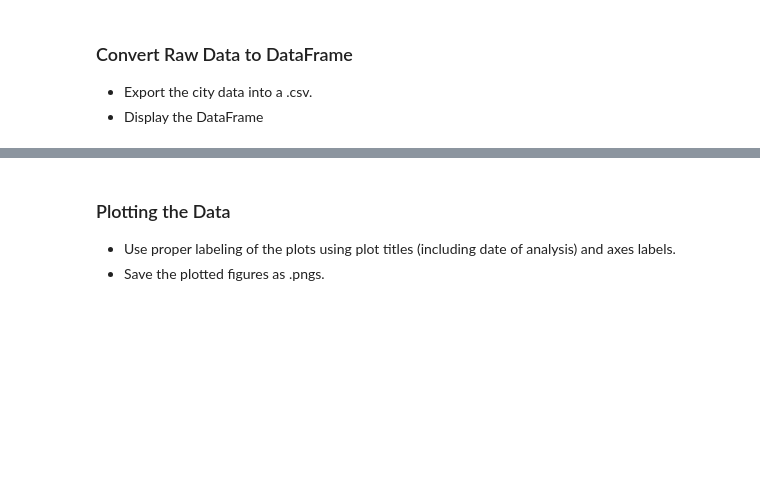
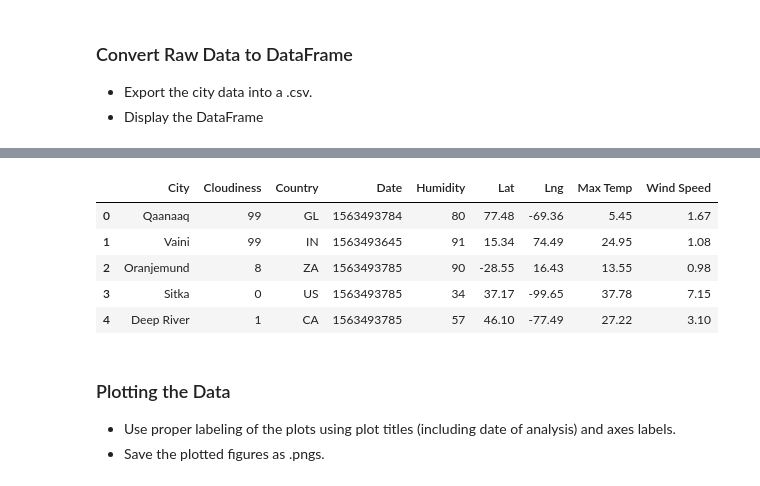
Before and after one commit to vabigdatamover/Barhorst_DataBootCamp_HW, a Jupyter notebook: Barhorst-Homework/Unit_6_API_Homework/WeatherPy_v1.ipynb, the cells around one changed output, grey strips where cells are left out. Drawn from its saved outputs; the diff is of its cells as text; code cells hidden in the pictures; blank space fills up the shorter version.

```diff
--- a/Barhorst-Homework/Unit_6_API_Homework/WeatherPy_v1.ipynb
+++ b/Barhorst-Homework/Unit_6_API_Homework/WeatherPy_v1.ipynb
@@ -252,3 +203,14 @@ dtype: int64
+# %%
+# Save data frame to CSV
+weather_data.to_csv('weather_data.csv')
+weather_data.head()
+# %% [output]
+|  | City | Cloudiness | Country | Date | Humidity | Lat | Lng | Max Temp | Wind Speed |
+| 0 | Qaanaaq | 99 | GL | 1563493784 | 80 | 77.48 | -69.36 | 5.45 | 1.67 |
+| 1 | Vaini | 99 | IN | 1563493645 | 91 | 15.34 | 74.49 | 24.95 | 1.08 |
+| 2 | Oranjemund | 8 | ZA | 1563493785 | 90 | -28.55 | 16.43 | 13.55 | 0.98 |
+| 3 | Sitka | 0 | US | 1563493785 | 34 | 37.17 | -99.65 | 37.78 | 7.15 |
+| 4 | Deep River | 1 | CA | 1563493785 | 57 | 46.10 | -77.49 | 27.22 | 3.10 |
 # %% [markdown]
 ### Plotting the Data
 * Use proper labeling of the plots using plot titles (including date of analysis) and axes labels.
```
Also changed, not shown: parts of 20 cells of this notebook, 9 other files.
